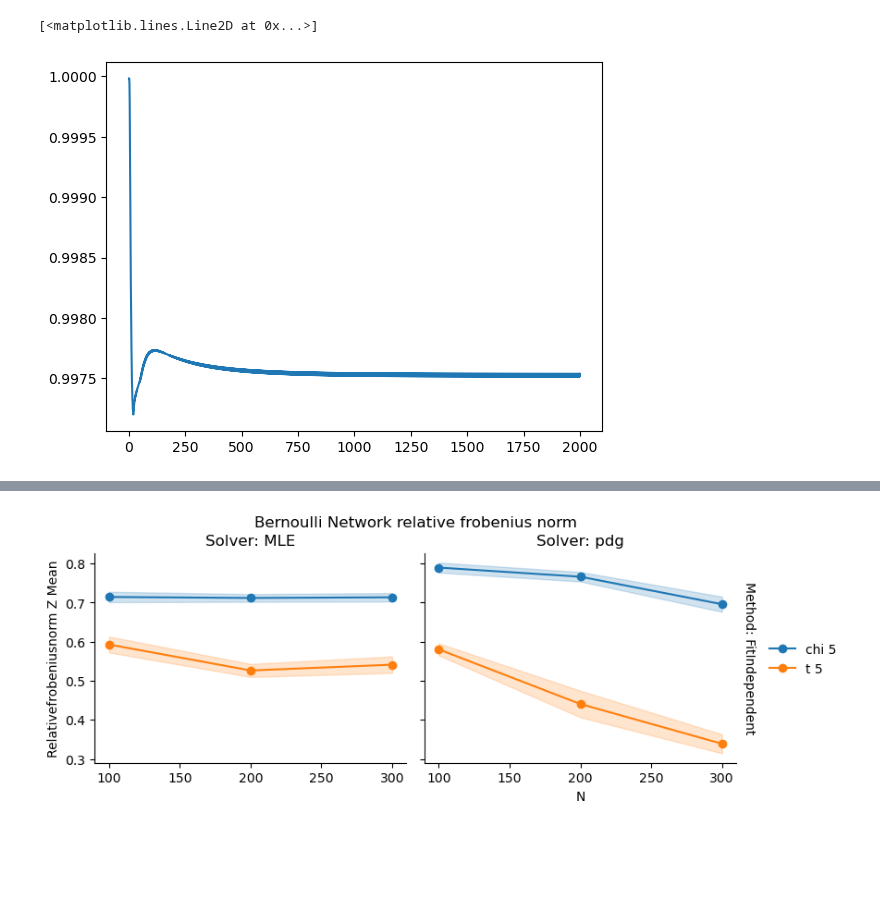
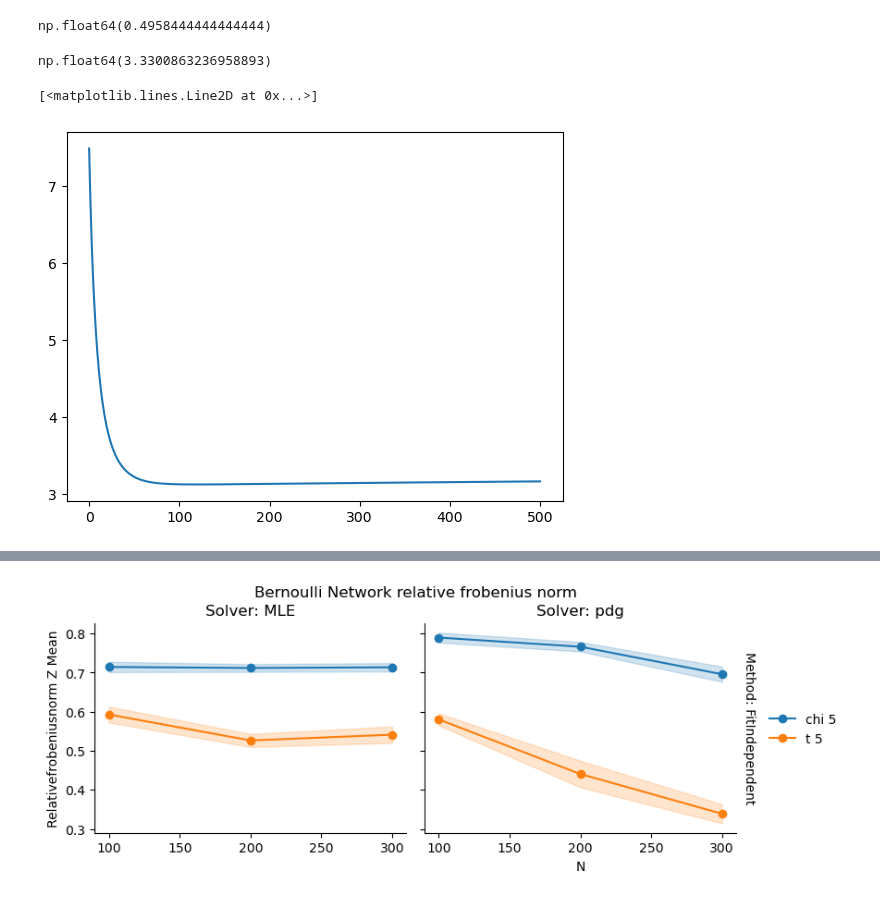
Before and after one commit to lorenzo-costa/testing-network-independence, a Jupyter notebook: notebooks/new_setup.ipynb, the cells around one changed output, grey strips where cells are left out. Drawn from its saved outputs; the diff is of its cells as text; code cells hidden in the pictures; blank space fills up the shorter version.

```diff
--- a/notebooks/new_setup.ipynb
+++ b/notebooks/new_setup.ipynb
@@ -74,5 +108,5 @@ def copula_mutual_information(X, Y, k=3):
 # %%
 rng = np.random.default_rng()
-m = partial(BernoulliNetwork, marginals='gaussian', rng=rng)
+m = partial(BernoulliNetwork, marginals='uniform -1 1', rng=rng)
 m = m(n=300, k=3, rho=0, edge_var=1, center_latent=False)
 data = m.generate()
@@ -117,5 +113,24 @@ Z_distance_history = [RelativeFrobeniusNorm(gram_matrix=True)({'estimated_latent
-# %%
-plt.plot(Z_distance_history)
-# %% [output]
-[<matplotlib.lines.Line2D at 0x...>]
-[figure, removed]
+# %%
+data['A'].sum()/data['A'].size
+# %% [output]
+np.float64(0.4958444444444444)
+# %%
+out = pgd_fit_wrapper(data['A'], k=3,
+                      return_history=True, num_iters=500,
+                      eta_Z=1e-3,
+                        eta_alpha=1e-3,
+                        eta_beta=1e-3,
+                        tau_init=1e-1,
+                        M_init=5,)
+# %%
+Zhat = out[0]
+RelativeFrobeniusNorm(gram_matrix=True)({'estimated_latent': Zhat, 'true_latent': data['Z']})
+# %% [output]
+np.float64(3.3300863236958893)
+# %%
+error_history = [RelativeFrobeniusNorm(gram_matrix=True)({'estimated_latent': Z[0], 'true_latent': data['Z']}) for Z in out[2]]
+
+plt.plot(error_history)
+# %% [output]
+[<matplotlib.lines.Line2D at 0x...>]
+[figure, added]
```
Also changed, not shown: parts of 20 cells of this notebook, 11 other files.
